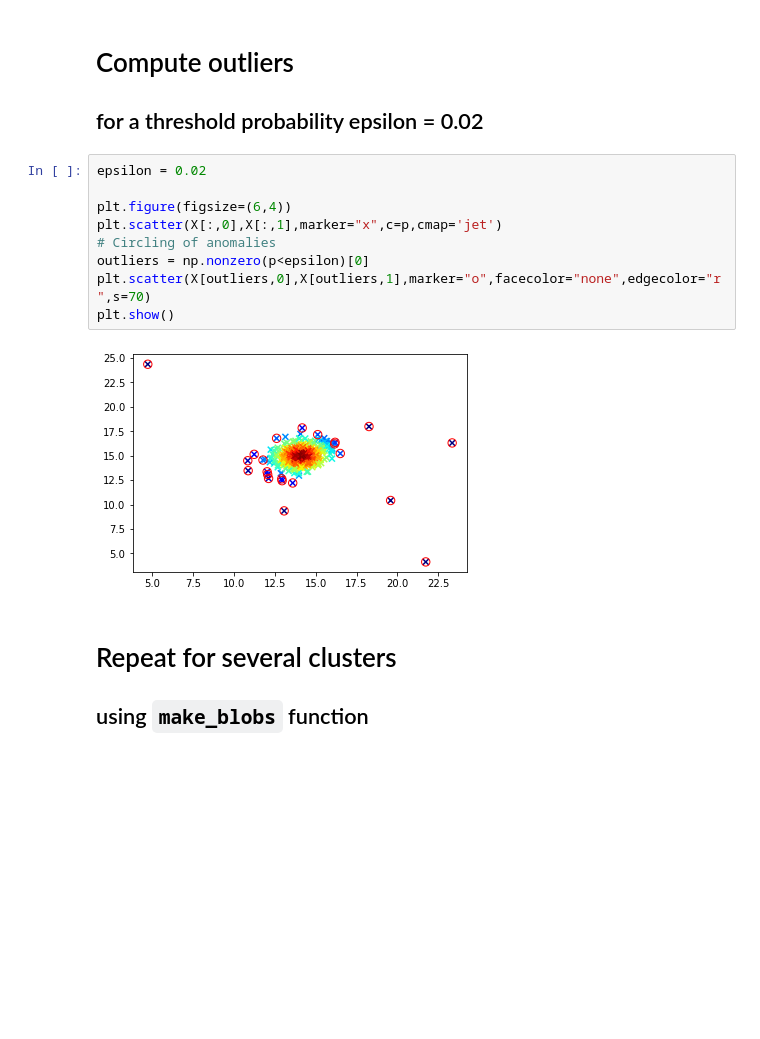
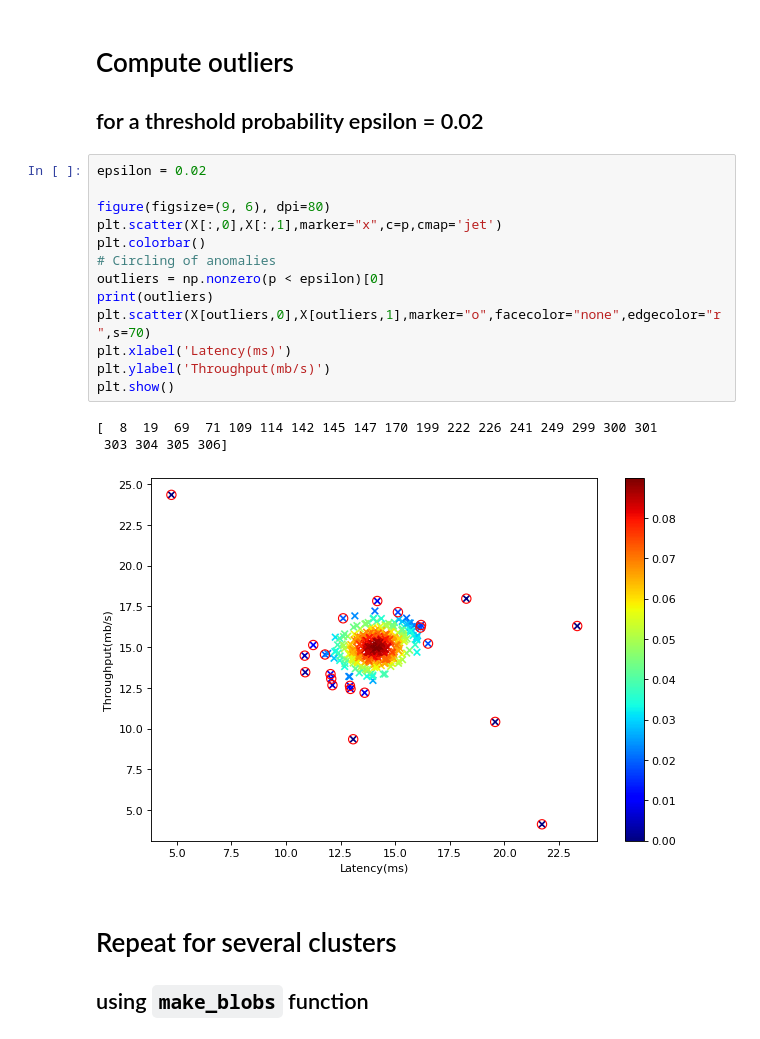
Before and after one commit to therobotacademy/kaggle-anomaly-detection, a Jupyter notebook: data/MultivariateGaussian/GaussianMixtureModels.server-anomaly_detection.ipynb, the cells around one changed output. Cells and saved outputs as stored; diff of their text form; blank space fills up the shorter version.

```diff
--- a/data/MultivariateGaussian/GaussianMixtureModels.server-anomaly_detection.ipynb
+++ b/data/MultivariateGaussian/GaussianMixtureModels.server-anomaly_detection.ipynb
@@ -72,14 +76,20 @@ plt.show()
 # %%
 epsilon = 0.02
 
-plt.figure(figsize=(6,4))
+figure(figsize=(9, 6), dpi=80)
 plt.scatter(X[:,0],X[:,1],marker="x",c=p,cmap='jet')
+plt.colorbar()
 # Circling of anomalies
-outliers = np.nonzero(p<epsilon)[0]
+outliers = np.nonzero(p < epsilon)[0]
+print(outliers)
 plt.scatter(X[outliers,0],X[outliers,1],marker="o",facecolor="none",edgecolor="r",s=70)
+plt.xlabel('Latency(ms)')
+plt.ylabel('Throughput(mb/s)')
 plt.show()
 # %% [output]
+[  8  19  69  71 109 114 142 145 147 170 199 222 226 241 249 299 300 301
+ 303 304 305 306]
-[figure, old version]
+[figure, new version]
 # %% [markdown]
 # Repeat for several clusters
 ## using `make_blobs` function
```
Also changed, not shown: parts of 28 cells of this notebook.
